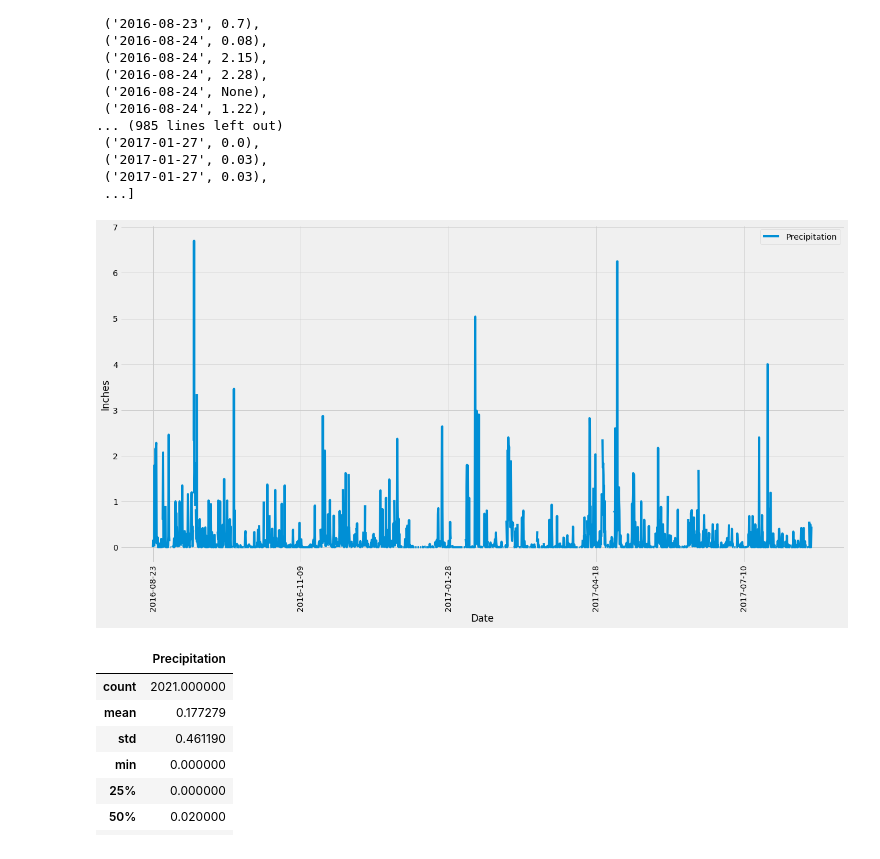
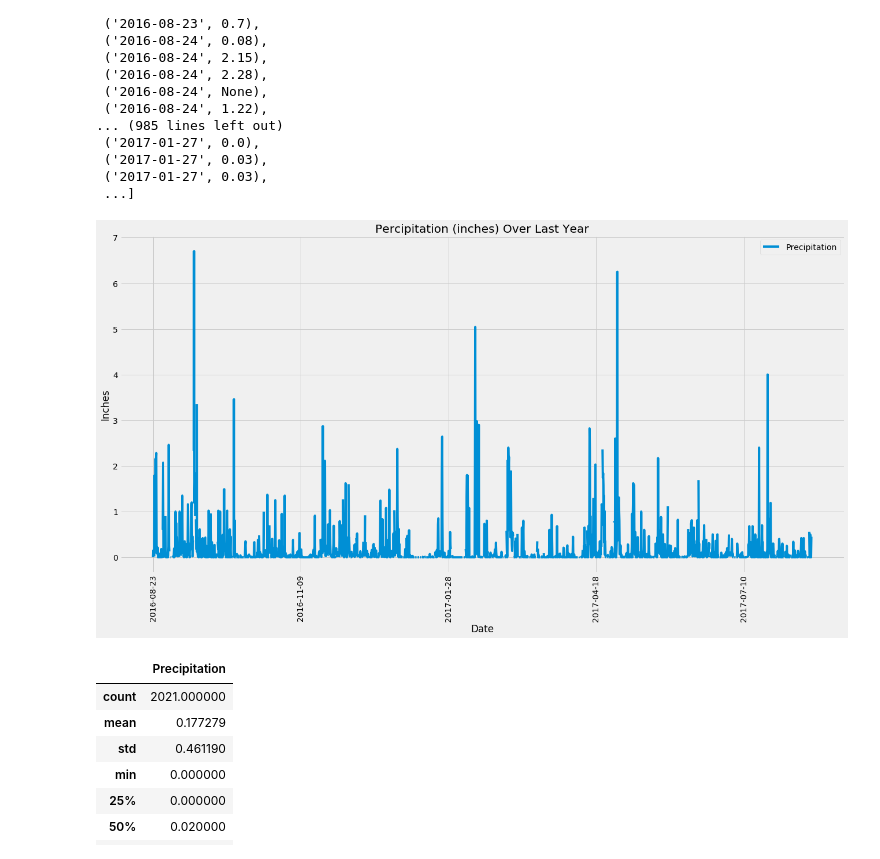
Before and after one commit to gitgranthub/sqlalchemy-challenge, a Jupyter notebook: climate_analysis.ipynb, the cells around one changed output. Drawn from its saved outputs; the diff is of its cells as text; code cells hidden in the pictures.

```diff
--- a/climate_analysis.ipynb
+++ b/climate_analysis.ipynb
@@ -112,10 +112,12 @@ df.sort_values('Date', inplace=True)
 # %%
 # Use Pandas Plotting with Matplotlib to plot the data
 df.plot(figsize =(20,10), rot=90)
+plt.title('Percipitation (inches) Over Last Year')
 plt.ylabel('Inches')
+plt.savefig('images/precipitation.png', bbox_inches = 'tight', dpi=150)
 plt.show()
 # %% [output]
-[figure, old version]
+[figure, new version]
 # %%
 # Use Pandas to calcualte the summary statistics for the precipitation data
 df.describe()
```
Also changed, not shown: parts of 8 cells of this notebook, 5 other files.
